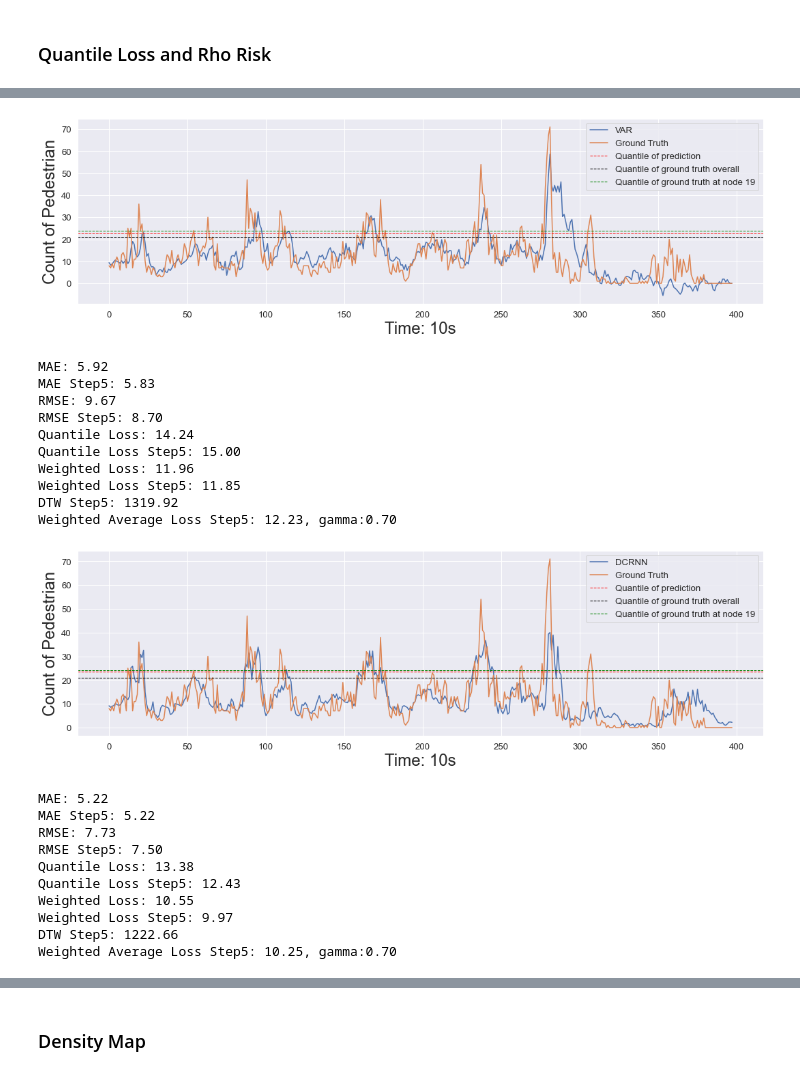
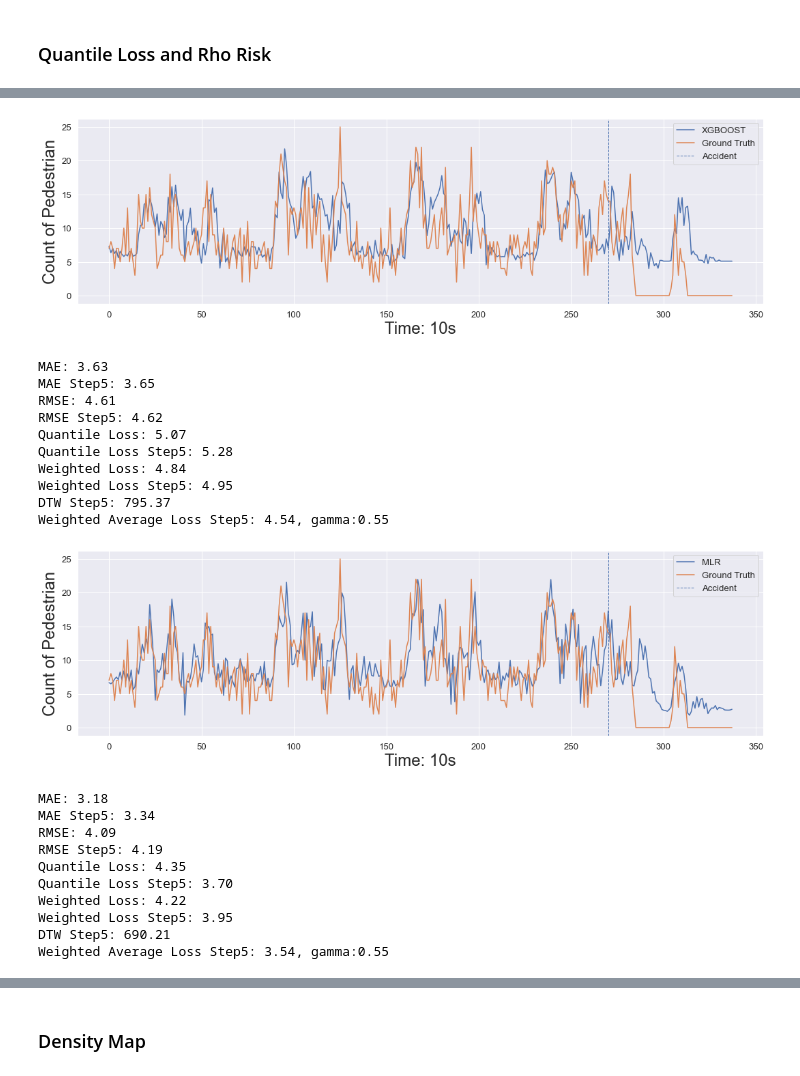
Before and after one commit to WaimenMak/Benchmarking-Crowd-Flow-Prediction, a Jupyter notebook: Scenario Processing.ipynb, the cells around one changed output, grey strips where cells are left out. Saved outputs shown, nothing was run; the diff lists cells and outputs as text; code cells hidden in the pictures.

```diff
--- a/Scenario Processing.ipynb
+++ b/Scenario Processing.ipynb
@@ -631,7 +654,7 @@ def rho_risk(pred, target, timespan, rho):
     Z_hat = np.sum(pred, axis=1)  # sum on timespan, to get the Z and Z_hat
     Z = np.sum(target, axis=1)  # [N - timespan + 1, ...] [N-timespan+1, steps, nodes, features]
 
-    Z_hat_rho = np.quantile(Z_hat, q=rho, axis=0)  #actually no need to estimate the quantile.
+    # Z_hat_rho = np.quantile(Z_hat, q=rho, axis=0)  #actually no need to estimate the quantile.
     # Z_hat_rho = np.quantile(Z, q=rho, axis=0)
     errors = Z_hat - Z # [N, node, features]
     # L = np.abs(errors) * ((rho * (np.sign(Z - Z_hat_rho)+1) + (1-rho) * (np.sign(Z_hat_rho - Z)+1))) #don't use this one, because it's not quantile
@@ -690,11 +713,16 @@ def weighted_average_loss(pred, target, rho, timespan, mode=0):
     """
     min_gamma = 0 # 0.5
     max_gamma = 1 # 0.9
-    Q_z = np.quantile(target, q=rho, axis=(0, 2)) # overall 90% quantile of all node, [step, feature]
-    Q_znode = np.quantile(target, q=rho, axis=0) # node 90% quantile [step, node, feature]
+    Q_z = np.quantile(target, q=0.9, axis=(0, 2)) # overall 90% quantile of all node, [step, feature]
+    # Q_z = np.sum(target, axis=(0, 2)) # sum of all node
+    Q_znode = np.quantile(target, q=0.9, axis=0) # node 90% quantile [step, node, feature]
+    # Q_znode = np.sum(target, axis=0) # sum of one node [step, node, feature]
+
     diff = Q_znode.transpose(1, 0, 2) - Q_z     # [node, step, feature]
-    gamma = (diff - np.min(diff, axis=0))/(np.max(diff, axis=0) - np.min(diff, axis=0))  #[0~1]
+    gamma = (diff - np.min(diff, axis=0))/(np.max(diff, axis=0) - np.min(diff, axis=0))  #[0~1] min max
     gamma = min_gamma + gamma * (max_gamma - min_gamma)
+
+    # gamma = np.divide(Q_znode.transpose(1, 0, 2), Q_z) # [step, node, feature]
     # gamma[gamma<=0.5] = 0.5  # [node, step, feature]
     # gamma[gamma>0.8] = 0.8
     gamma = gamma.transpose(1, 0, 2)
@@ -798,9 +826,10 @@ def plot_node_specific(pred:list, target:numpy.ndarray, models:list,
 
     return L_mae, L_mse, L_quntile, L_weighted, L_wt3, L_dtw
 # %%
-node = 19 - 1
+# node = 19 - 1
+node = 7 - 1
 feature = 2
-step = 5
+step = 2
 end = target.shape[0]
 #l1:mae l2:rmse l3:quantile l4:weighted l5:weighted3 l6:dtw
 l1, l2, l3, l4, l5, l6 = plot_node_specific(vis_list, target, model_names,
@@ -815,11 +844,11 @@ def plot_pred_ground_truth(vis_list, target, step, node, feature, mdl,
     sns.lineplot(x=np.arange(start=0, stop=target.shape[0]), y=vis_list[mdl][:, step, node, feature], label=f'{model_names[mdl]}', ax=ax)
     # sns.lineplot(x=np.arange(start=0, stop=target.shape[0]), y=vis_list[mdl][:, step, node, feature], label=f'Model 2', ax=ax)
     sns.lineplot(x=np.arange(start=0, stop=target.shape[0]), y=target[:, step, node, feature], label='Ground Truth', ax=ax)
-    ax.axhline(y=np.quantile(vis_list[mdl][:, step, node, feature], q=rho), color='red', linestyle='--', linewidth=1, label="Quantile of prediction")
-    ax.axhline(y=np.quantile(target[:, step, :, feature], q=rho), color='black', linestyle='--', linewidth=1, label="Quantile of ground truth overall")
-    ax.axhline(y=np.quantile(target[:, step, node, feature], q=rho), color='green', linestyle='--',
-               linewidth=1, label=f"Quantile of ground truth at node {node+1}")
-    # ax.axvline(x=270, color='b', linestyle='--', linewidth=1, label="Accident") #draw the accident verticalline
+    # ax.axhline(y=np.quantile(vis_list[mdl][:, step, node, feature], q=0.9), color='red', linestyle='--', linewidth=1, label="Quantile of prediction")
+    # ax.axhline(y=np.quantile(target[:, step, :, feature], q=0.9), color='black', linestyle='--', linewidth=1, label="Quantile of ground truth overall")
+    # ax.axhline(y=np.quantile(target[:, step, node, feature], q=0.9), color='green', linestyle='--',
+    #            linewidth=1, label=f"Quantile of ground truth at node {node+1}")
+    ax.axvline(x=270, color='b', linestyle='--', linewidth=1, label="Accident") #draw the accident verticalline
 
     plt.xlabel('Time: 10s', fontsize=24)
     plt.ylabel('Count of Pedestrian', fontsize=24)
@@ -850,33 +879,33 @@ def plot_pred_ground_truth(vis_list, target, step, node, feature, mdl,
     print(f'DTW Step{step}: {ldtw:.2f}')
     print(f'Weighted Average Loss Step{step}: {wt3[step, node, feature]:.2f}, gamma:{g[step, node, feature]:.2f}')
 # %%
-plot_pred_ground_truth(vis_list, target, step=5, node=node, feature=2, mdl=0, model_names=model_names, timespan=3, save=True)
+plot_pred_ground_truth(vis_list, target, step=5, node=0, feature=2, mdl=5, model_names=model_names, timespan=3, save=False)
 # %% [output]
-[figure, old version]
+[figure, new version]
-MAE: 5.92
-MAE Step5: 5.83
-RMSE: 9.67
-RMSE Step5: 8.70
-Quantile Loss: 14.24
-Quantile Loss Step5: 15.00
-Weighted Loss: 11.96
-Weighted Loss Step5: 11.85
-DTW Step5: 1319.92
-Weighted Average Loss Step5: 12.23, gamma:0.70
+MAE: 3.63
+MAE Step5: 3.65
+RMSE: 4.61
+RMSE Step5: 4.62
+Quantile Loss: 5.07
+Quantile Loss Step5: 5.28
+Weighted Loss: 4.84
+Weighted Loss Step5: 4.95
+DTW Step5: 795.37
+Weighted Average Loss Step5: 4.54, gamma:0.55
 # %%
-plot_pred_ground_truth(vis_list, target, step=5, node=node, feature=2, mdl=2, model_names=model_names, timespan=3, save=True)
+plot_pred_ground_truth(vis_list, target, step=5, node=0, feature=2, mdl=9, model_names=model_names, timespan=3, save=False)
 # %% [output]
-[figure, old version]
+[figure, new version]
-MAE: 5.22
-MAE Step5: 5.22
-RMSE: 7.73
-RMSE Step5: 7.50
-Quantile Loss: 13.38
-Quantile Loss Step5: 12.43
-Weighted Loss: 10.55
-Weighted Loss Step5: 9.97
-DTW Step5: 1222.66
-Weighted Average Loss Step5: 10.25, gamma:0.70
+MAE: 3.18
+MAE Step5: 3.34
+RMSE: 4.09
+RMSE Step5: 4.19
+Quantile Loss: 4.35
+Quantile Loss Step5: 3.70
+Weighted Loss: 4.22
+Weighted Loss Step5: 3.95
+DTW Step5: 690.21
+Weighted Average Loss Step5: 3.54, gamma:0.55
 # %%
 def rank_loss_list(loss_list, reverse=False):
     sorted_id = sorted(range(len(loss_list)), key=lambda k: loss_list[k], reverse=reverse)
```
Also changed, not shown: parts of 55 cells of this notebook, 17 other files.
